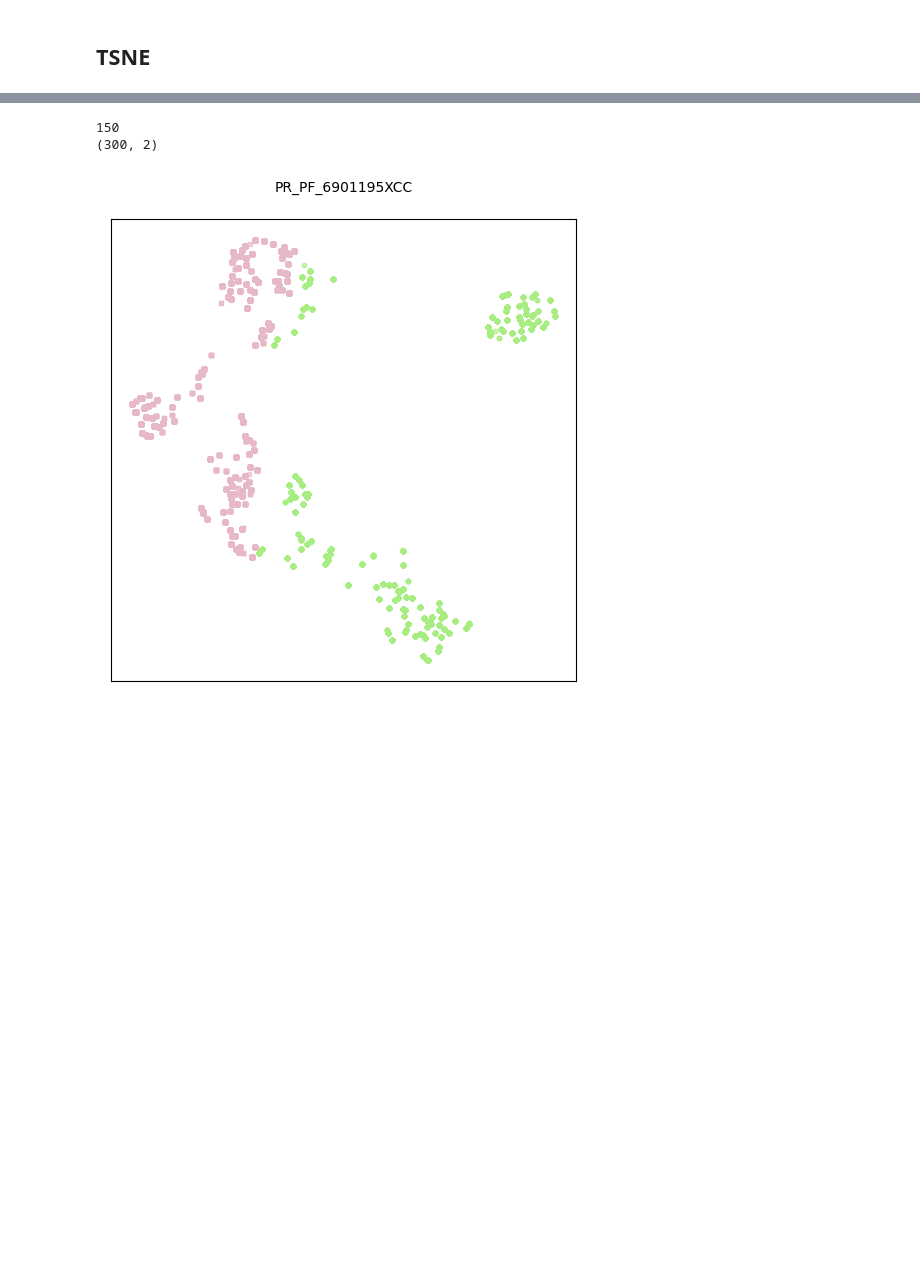
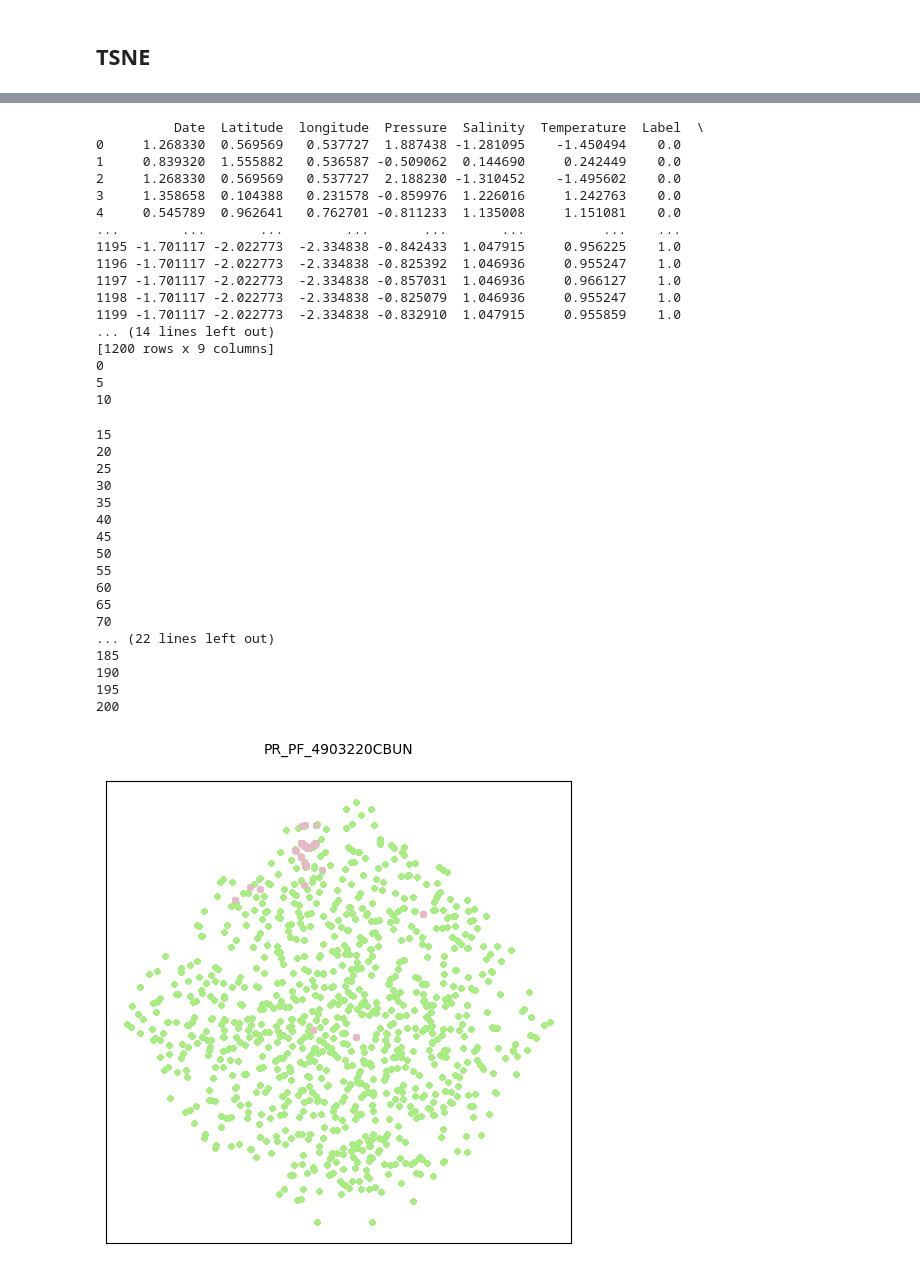
Before and after one commit to Qi-pipi/ActiveLearningDataQualityControl, a Jupyter notebook: TSNE.ipynb, the cells around one changed output, grey strips where cells are left out. Saved outputs shown, nothing was run; the diff lists cells and outputs as text; code cells hidden in the pictures; blank space fills up the shorter version.

Commit message:
tsne

```diff
--- a/TSNE.ipynb
+++ b/TSNE.ipynb
@@ -140,0 +90,17 @@ def plotmp4(X_tsne, True_labels, name,num):
+# %%
+def gen():
+    data_source="./query/"+strategy+"_"+model+"_"+float_cd+".csv"
+    data= pd.read_csv(data_source,index_col=0)
+    tsne_data=pd.read_csv("./tsne/"+float_cd+".csv")
+    tsne_data=tsne_data[["x","y","Date","Latitude","longitude","Pressure","Salinity","Temperature","label"]]
+    tsne_data.rename(columns={'label': 'Label'}, inplace=True)
+    #print(data)
+    # float_data
+    merged = pd.merge(data, tsne_data, on=["Date","Latitude","longitude","Pressure","Salinity","Temperature"], how='left')
+    data['x'] = merged['x']
+    data['y'] = merged['y']
+    print(data)
+    data['Label'] = data['Label'].apply(lambda x: int(x))
+    result = data.drop_duplicates()
+    result =result[["x","y","Label"]]
+    return result
@@ -141,17 +157,48 @@ def plotmp4(X_tsne, True_labels, name,num):
 # %%
-float_cd='PR_PF_6901195' # 6901195   3901684   4903220
-model='XC' #XB CB Lg Knn
+float_cd='PR_PF_4903220' # 6901195   3901684   4903220 6901272
+model='CB' #XB CB Lg Knn
 # KL KX KC LX LC XC KLX LXC KLC KXC KLXC
-strategy='C'# Un random C
-num=100 # 100 1000
-data_source="./query/"+strategy+"_"+model+"_"+float_cd+".csv"
-data= pd.read_csv(data_source,index_col=0)
-data_Value=data.iloc[:,:6]
-labels=pre(data)
+strategy='UN'# Un random C
+num=1000 # 100 1000
+data= gen() #data
+#labels=pre(data)
+#print(labels)
 
-#plotlabels(visual(data_Value), my_array, float_cd+model+strategy)
-plotmp4(visual(data_Value), labels, float_cd+model+strategy,num)
+#plotlabels(visual(data_Value), labels, float_cd+model+strategy)
+plotmp4(data, float_cd+model+strategy,num)
 # %% [output]
-150
-(300, 2)
+          Date  Latitude  longitude  Pressure  Salinity  Temperature  Label  \
+0     1.268330  0.569569   0.537727  1.887438 -1.281095    -1.450494    0.0
+1     0.839320  1.555882   0.536587 -0.509062  0.144690     0.242449    0.0
+2     1.268330  0.569569   0.537727  2.188230 -1.310452    -1.495602    0.0
+3     1.358658  0.104388   0.231578 -0.859976  1.226016     1.242763    0.0
+4     0.545789  0.962641   0.762701 -0.811233  1.135008     1.151081    0.0
+...        ...       ...        ...       ...       ...          ...    ...
+1195 -1.701117 -2.022773  -2.334838 -0.842433  1.047915     0.956225    1.0
+1196 -1.701117 -2.022773  -2.334838 -0.825392  1.046936     0.955247    1.0
+1197 -1.701117 -2.022773  -2.334838 -0.857031  1.046936     0.966127    1.0
+1198 -1.701117 -2.022773  -2.334838 -0.825079  1.046936     0.955247    1.0
+1199 -1.701117 -2.022773  -2.334838 -0.832910  1.047915     0.955859    1.0
+... (14 lines left out)
+[1200 rows x 9 columns]
+0
+5
+10
+15
+20
+25
+30
+35
+40
+45
+50
+55
+60
+65
+70
+... (22 lines left out)
+185
+190
+195
+200
-[figure, old version]
+[figure, new version]
```
Also changed, not shown: parts of 10 cells of this notebook, 30 other files.
